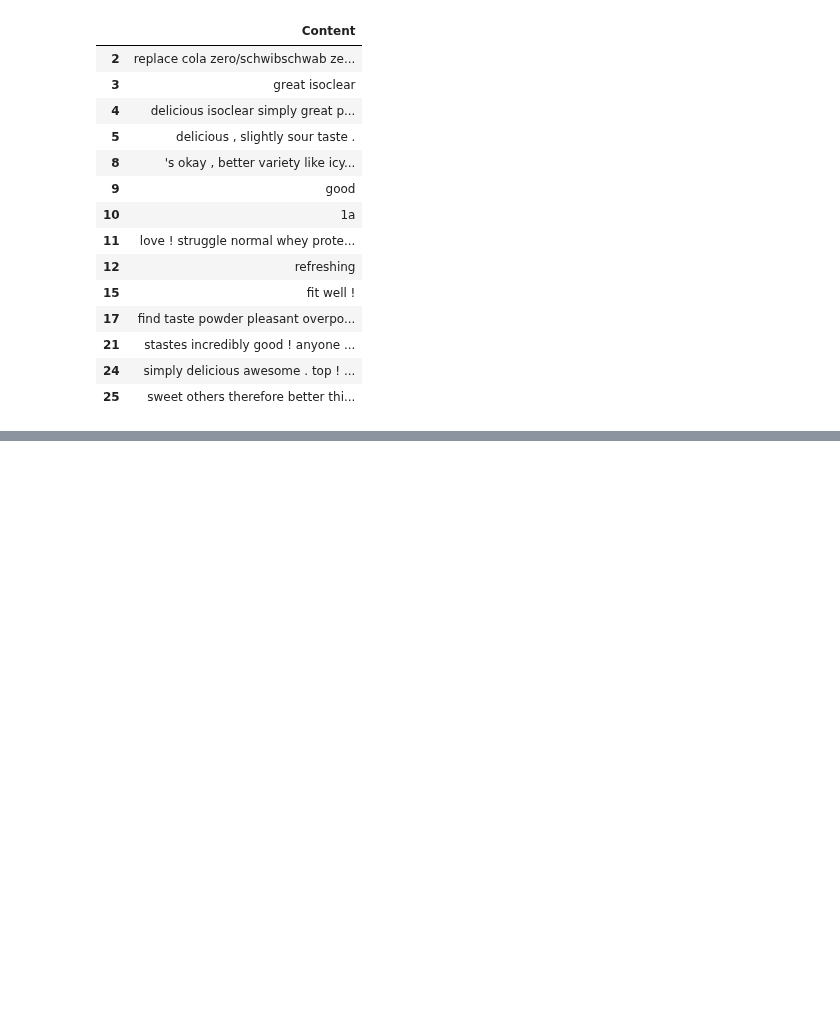
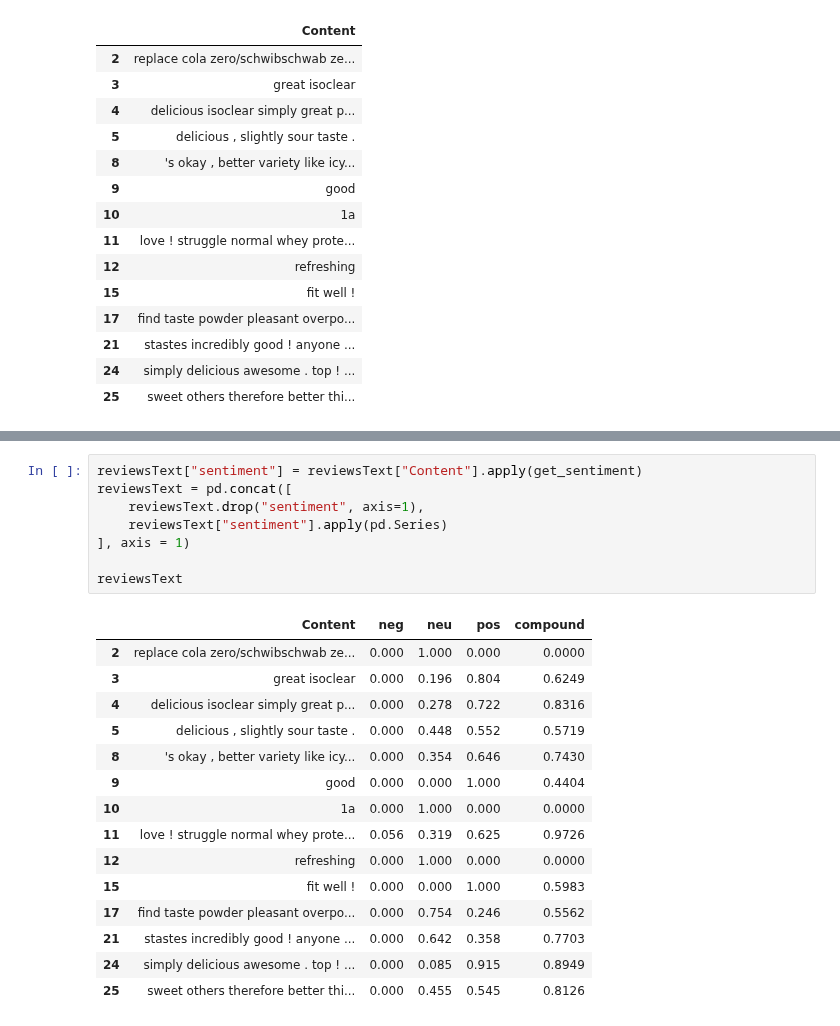
Before and after one commit to idiazco/scrapping_and_sentiment_analysis_little_practice, a Jupyter notebook: sentiment_analysis.ipynb, the cells around one changed output, grey strips where cells are left out. Cells and saved outputs as stored; diff of their text form; blank space fills up the shorter version.

```diff
--- a/sentiment_analysis.ipynb
+++ b/sentiment_analysis.ipynb
@@ -64,0 +80,24 @@ reviewsText
+# %%
+reviewsText["sentiment"] = reviewsText["Content"].apply(get_sentiment)
+reviewsText = pd.concat([
+    reviewsText.drop("sentiment", axis=1),
+    reviewsText["sentiment"].apply(pd.Series)
+], axis = 1)
+
+reviewsText
+# %% [output]
+|  | Content | neg | neu | pos | compound |
+| 2 | replace cola zero/schwibschwab ze... | 0.000 | 1.000 | 0.000 | 0.0000 |
+| 3 | great isoclear | 0.000 | 0.196 | 0.804 | 0.6249 |
+| 4 | delicious isoclear simply great p... | 0.000 | 0.278 | 0.722 | 0.8316 |
+| 5 | delicious , slightly sour taste . | 0.000 | 0.448 | 0.552 | 0.5719 |
+| 8 | 's okay , better variety like icy... | 0.000 | 0.354 | 0.646 | 0.7430 |
+| 9 | good | 0.000 | 0.000 | 1.000 | 0.4404 |
+| 10 | 1a | 0.000 | 1.000 | 0.000 | 0.0000 |
+| 11 | love ! struggle normal whey prote... | 0.056 | 0.319 | 0.625 | 0.9726 |
+| 12 | refreshing | 0.000 | 1.000 | 0.000 | 0.0000 |
+| 15 | fit well ! | 0.000 | 0.000 | 1.000 | 0.5983 |
+| 17 | find taste powder pleasant overpo... | 0.000 | 0.754 | 0.246 | 0.5562 |
+| 21 | stastes incredibly good ! anyone ... | 0.000 | 0.642 | 0.358 | 0.7703 |
+| 24 | simply delicious awesome . top ! ... | 0.000 | 0.085 | 0.915 | 0.8949 |
+| 25 | sweet others therefore better thi... | 0.000 | 0.455 | 0.545 | 0.8126 |
```
Also changed, not shown: parts of 10 cells of this notebook.
